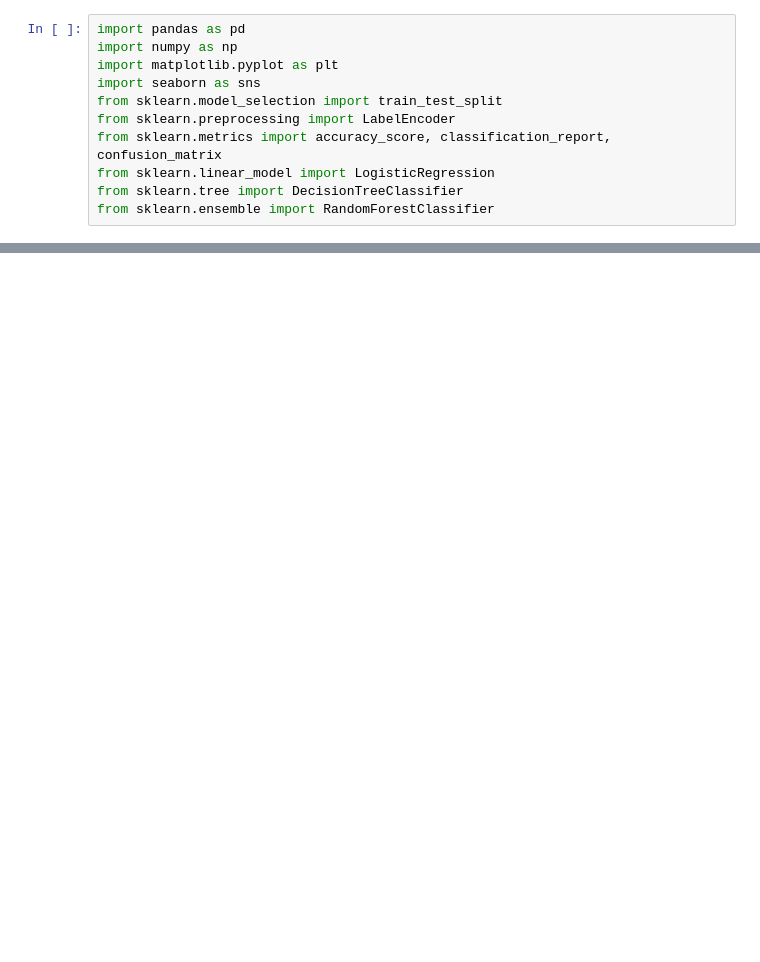
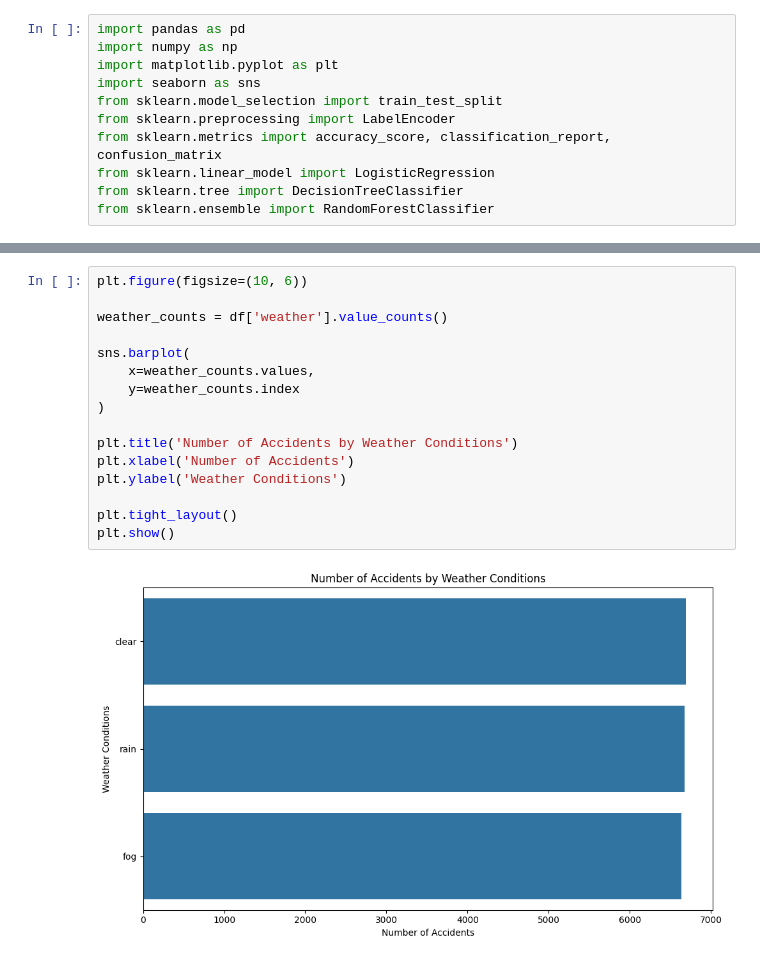
Before and after one commit to nehajacksonb24cs2143-ctrl/road-accident-severity-prediction, a Jupyter notebook: accident_analysis.ipynb, the cells around one changed output, grey strips where cells are left out. Saved outputs shown, nothing was run; the diff lists cells and outputs as text; blank space fills up the shorter version.

```diff
--- a/accident_analysis.ipynb
+++ b/accident_analysis.ipynb
@@ -51,0 +155,18 @@ memory usage: 3.7+ MB
+# %%
+plt.figure(figsize=(10, 6))
+
+weather_counts = df['weather'].value_counts()
+
+sns.barplot(
+    x=weather_counts.values,
+    y=weather_counts.index
+)
+
+plt.title('Number of Accidents by Weather Conditions')
+plt.xlabel('Number of Accidents')
+plt.ylabel('Weather Conditions')
+
+plt.tight_layout()
+plt.show()
+# %% [output]
+[figure, added]
```
Also changed, not shown: parts of 8 cells of this notebook.
